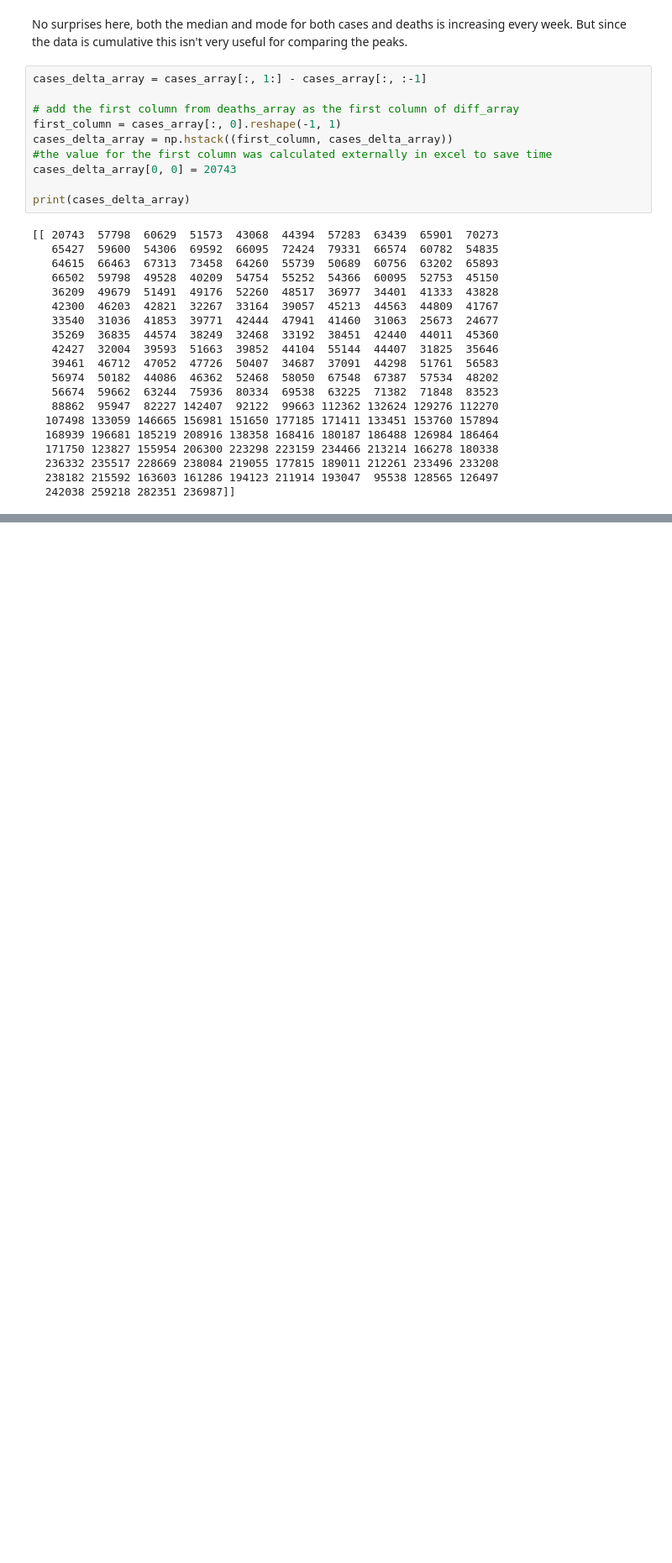
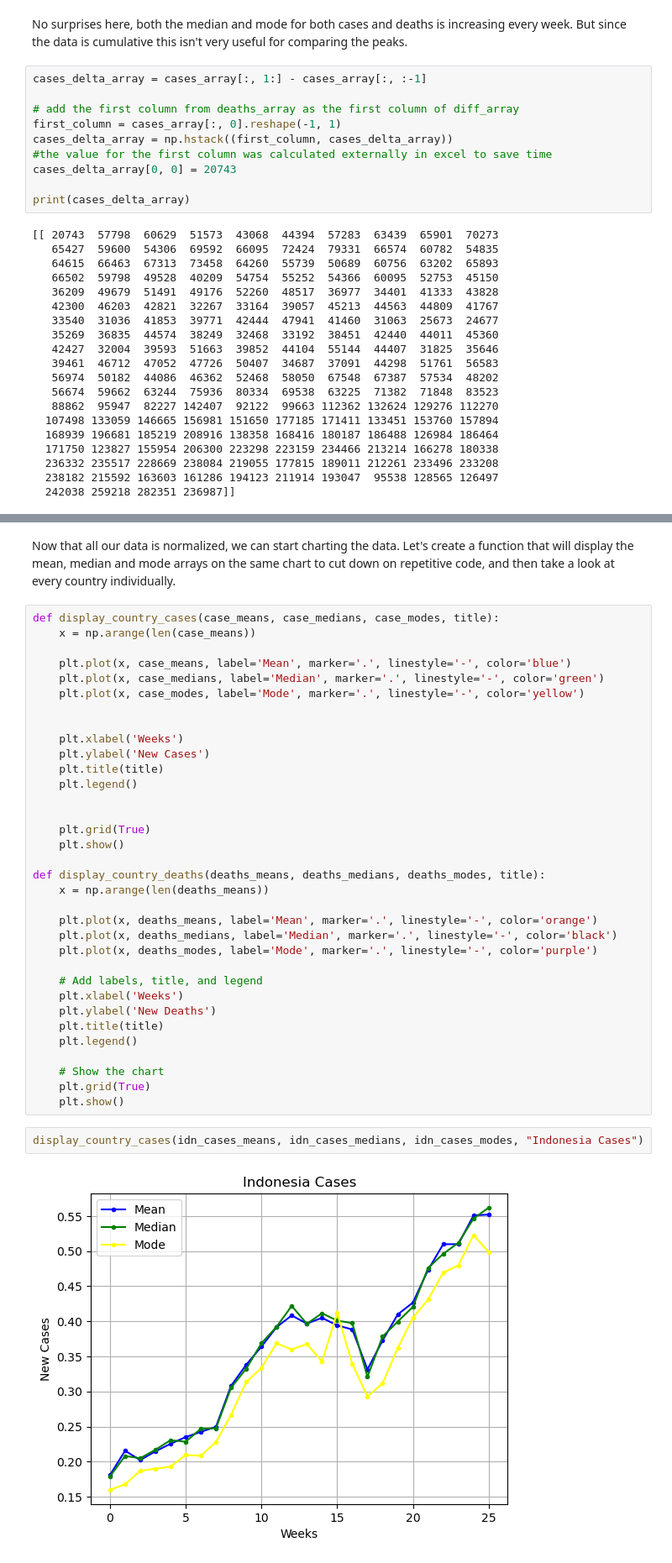
Before and after one commit to mawuliagboklu/DS-Group-, a Jupyter notebook: Project Stage II/Stage II Task 1.ipynb, the cells around one changed output, grey strips where cells are left out. Shown at 84% size. Cells and saved outputs as stored; diff of their text form; blank space fills up the shorter version.

```diff
--- a/Project Stage II/Stage II Task 1.ipynb
+++ b/Project Stage II/Stage II Task 1.ipynb
@@ -673,0 +755,40 @@ filtered_df.head(500000)
+# %% [markdown]
+Now that all our data is normalized, we can start charting the data. Let's create a function that will display the mean, median and mode arrays on the same chart to cut down on repetitive code, and then take a look at every country individually.
+# %%
+def display_country_cases(case_means, case_medians, case_modes, title):
+    x = np.arange(len(case_means))
+
+    plt.plot(x, case_means, label='Mean', marker='.', linestyle='-', color='blue')
+    plt.plot(x, case_medians, label='Median', marker='.', linestyle='-', color='green')
+    plt.plot(x, case_modes, label='Mode', marker='.', linestyle='-', color='yellow')
+
+
+    plt.xlabel('Weeks')
+    plt.ylabel('New Cases')
+    plt.title(title)
+    plt.legend()
+
+
+    plt.grid(True)
+    plt.show()
+
+def display_country_deaths(deaths_means, deaths_medians, deaths_modes, title):
+    x = np.arange(len(deaths_means))
+
+    plt.plot(x, deaths_means, label='Mean', marker='.', linestyle='-', color='orange')
+    plt.plot(x, deaths_medians, label='Median', marker='.', linestyle='-', color='black')
+    plt.plot(x, deaths_modes, label='Mode', marker='.', linestyle='-', color='purple')
+
+    # Add labels, title, and legend
+    plt.xlabel('Weeks')
+    plt.ylabel('New Deaths')
+    plt.title(title)
+    plt.legend()
+
+    # Show the chart
+    plt.grid(True)
+    plt.show()
+# %%
+display_country_cases(idn_cases_means, idn_cases_medians, idn_cases_modes, "Indonesia Cases")
+# %% [output]
+[figure, added]
```
Also changed, not shown: parts of 64 cells of this notebook.
